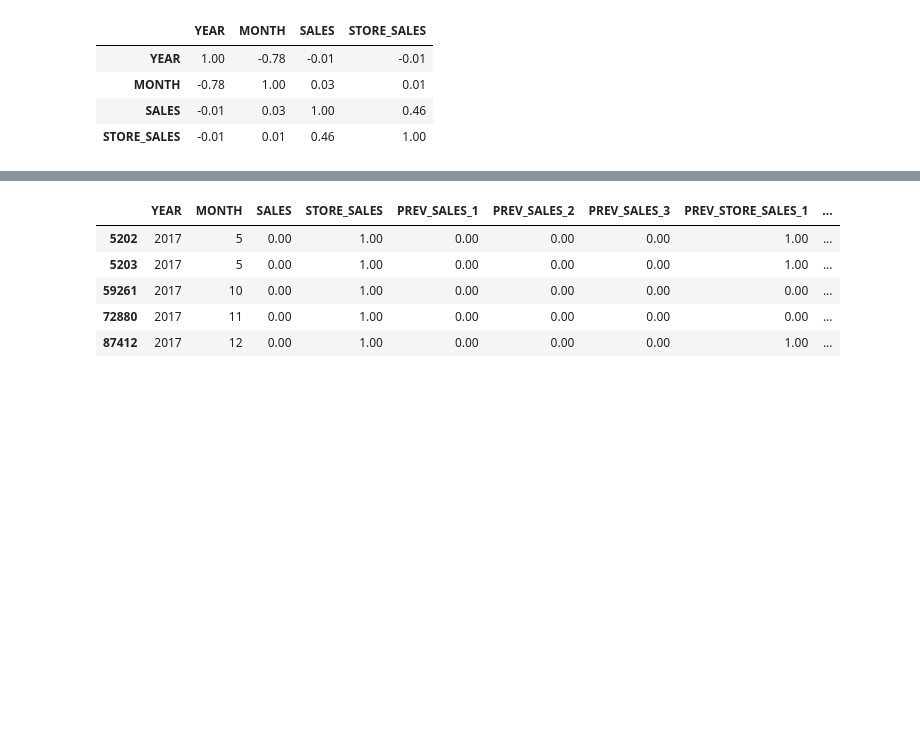
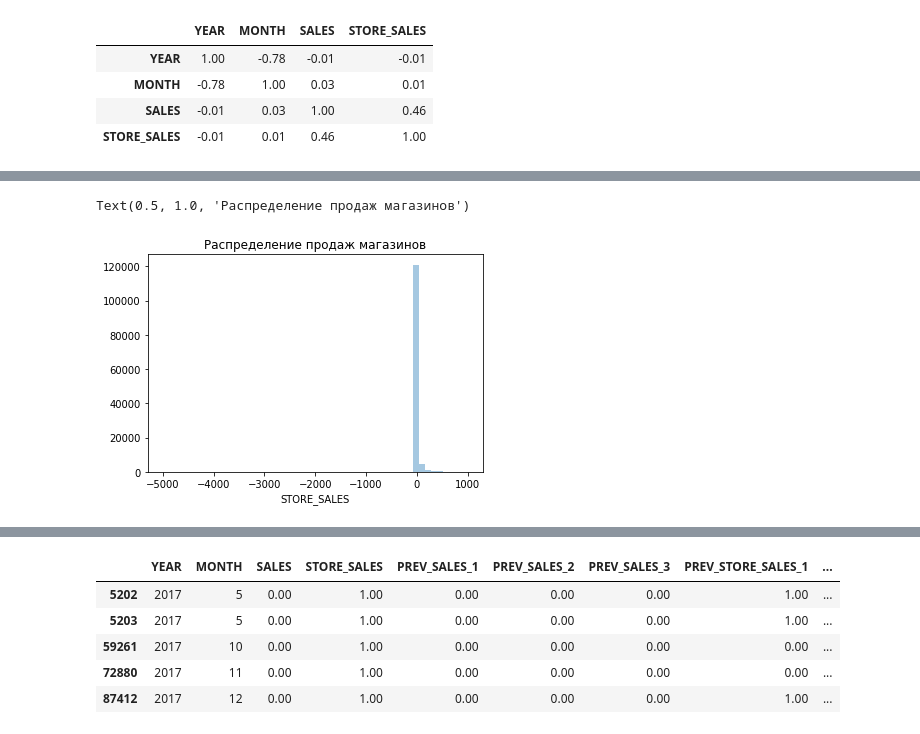
Before and after one commit to zhivenkov-an/predict_sales, a Jupyter notebook: predict_sales.ipynb, the cells around one changed output, grey strips where cells are left out. Saved outputs shown, nothing was run; the diff lists cells and outputs as text; code cells hidden in the pictures; blank space fills up the shorter version.

```diff
--- a/predict_sales.ipynb
+++ b/predict_sales.ipynb
@@ -154,0 +174,5 @@ df.corr()
+# %%
+sns.distplot(df[df['STORE_SALES']< 1000]['STORE_SALES'], kde=False).set_title("Распределение продаж магазинов")
+# %% [output]
+Text(0.5, 1.0, 'Распределение продаж магазинов')
+[figure, added]
```
Also changed, not shown: parts of 63 cells of this notebook.
